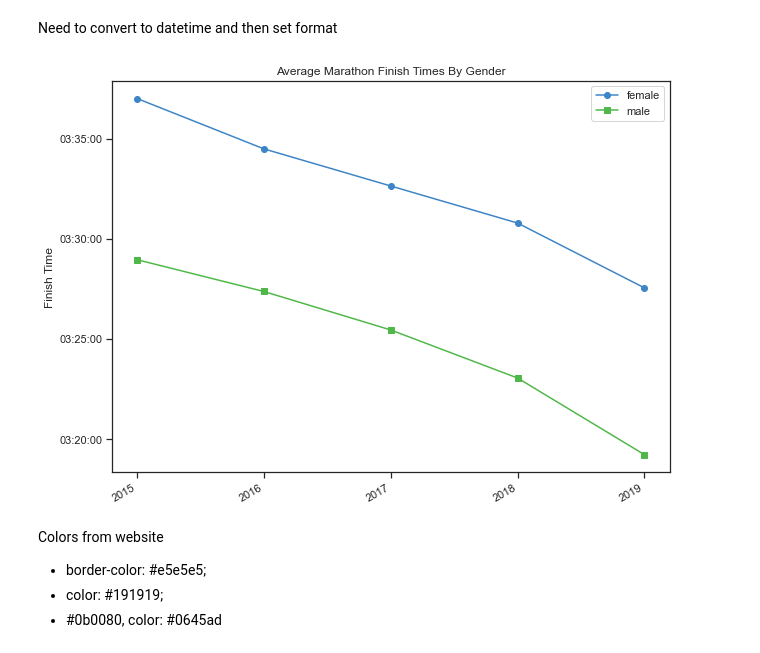
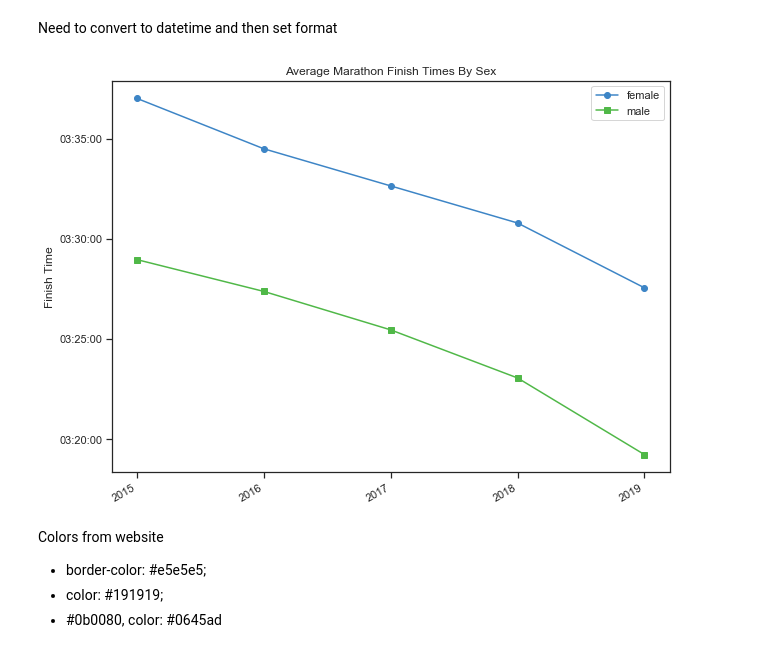
Before and after one commit to nmuldowney/nyc-marathon-capstone, a Jupyter notebook: notebooks/all_marathons_eda.ipynb, the cells around one changed output. Saved outputs shown, nothing was run; the diff lists cells and outputs as text; code cells hidden in the pictures.

```diff
--- a/notebooks/all_marathons_eda.ipynb
+++ b/notebooks/all_marathons_eda.ipynb
@@ -297,24 +291,24 @@ Need to convert to datetime and then set format
 # %%
 nyc_groupby_gender_female['time'] = nyc_groupby_gender_female['time'].values.astype('datetime64[ns]')
 nyc_groupby_gender_male['time'] = nyc_groupby_gender_male['time'].values.astype('datetime64[ns]')
 
 fig, ax = plt.subplots(figsize=(10,8))
 
 myFmt = DateFormatter("%H:%M:%S")
 ax.yaxis.set_major_formatter(myFmt)
 
 ax.plot(nyc_groupby_gender_female['year'], nyc_groupby_gender_female['time'],color='#3d85c6',label='female',marker='o')
 ax.plot(nyc_groupby_gender_male['year'], nyc_groupby_gender_male['time'],color='#50b848',label='male',marker='s')
 
 
 plt.gcf().autofmt_xdate()
 
-plt.title('Average Marathon Finish Times By Gender', fontdict=None, loc='center')
+plt.title('Average Marathon Finish Times By Sex', fontdict=None, loc='center')
 plt.ylabel('Finish Time')
 plt.legend();
 plt.show()
 # %% [output]
-[figure, old version]
+[figure, new version]
 # %% [markdown]
 Colors from website
   -  border-color: #e5e5e5;
```
Also changed, not shown: parts of 8 cells of this notebook, 7 other files.
